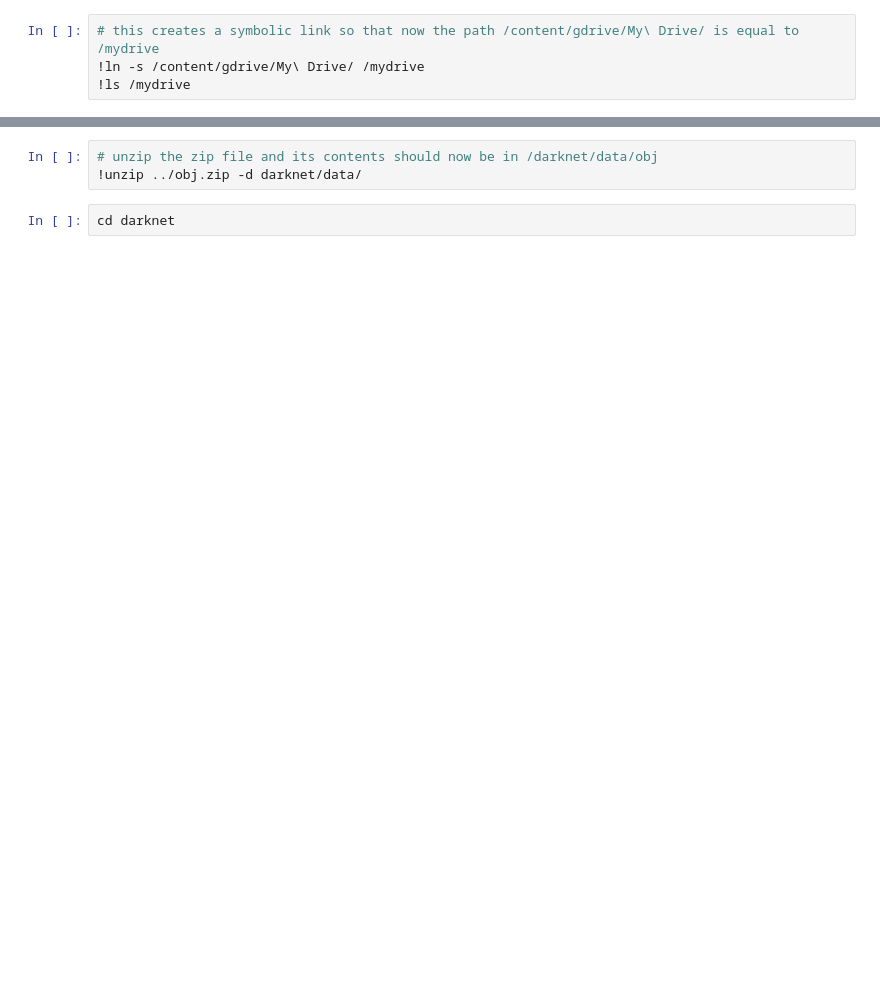
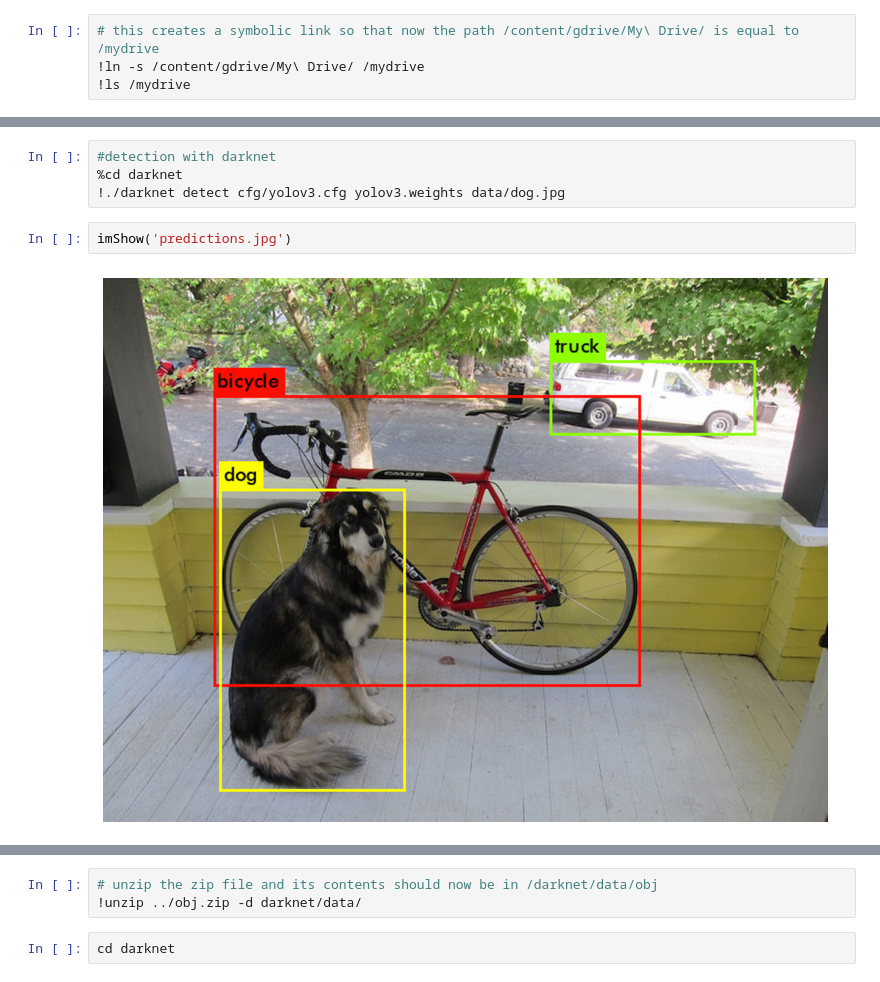
Before and after one commit to DataActivator/Custom-Object-Detection, a Jupyter notebook: kanbanwithtextblock.ipynb, the cells around one changed output, grey strips where cells are left out. Drawn from its saved outputs; the diff is of its cells as text; blank space fills up the shorter version.

```diff
--- a/kanbanwithtextblock.ipynb
+++ b/kanbanwithtextblock.ipynb
@@ -25,0 +87,8 @@ drive.mount('/content/gdrive')
+# %%
+#detection with darknet
+%cd darknet
+!./darknet detect cfg/yolov3.cfg yolov3.weights data/dog.jpg
+# %%
+imShow('predictions.jpg')
+# %% [output]
+[figure, added]
```
Also changed, not shown: parts of 29 cells of this notebook.
